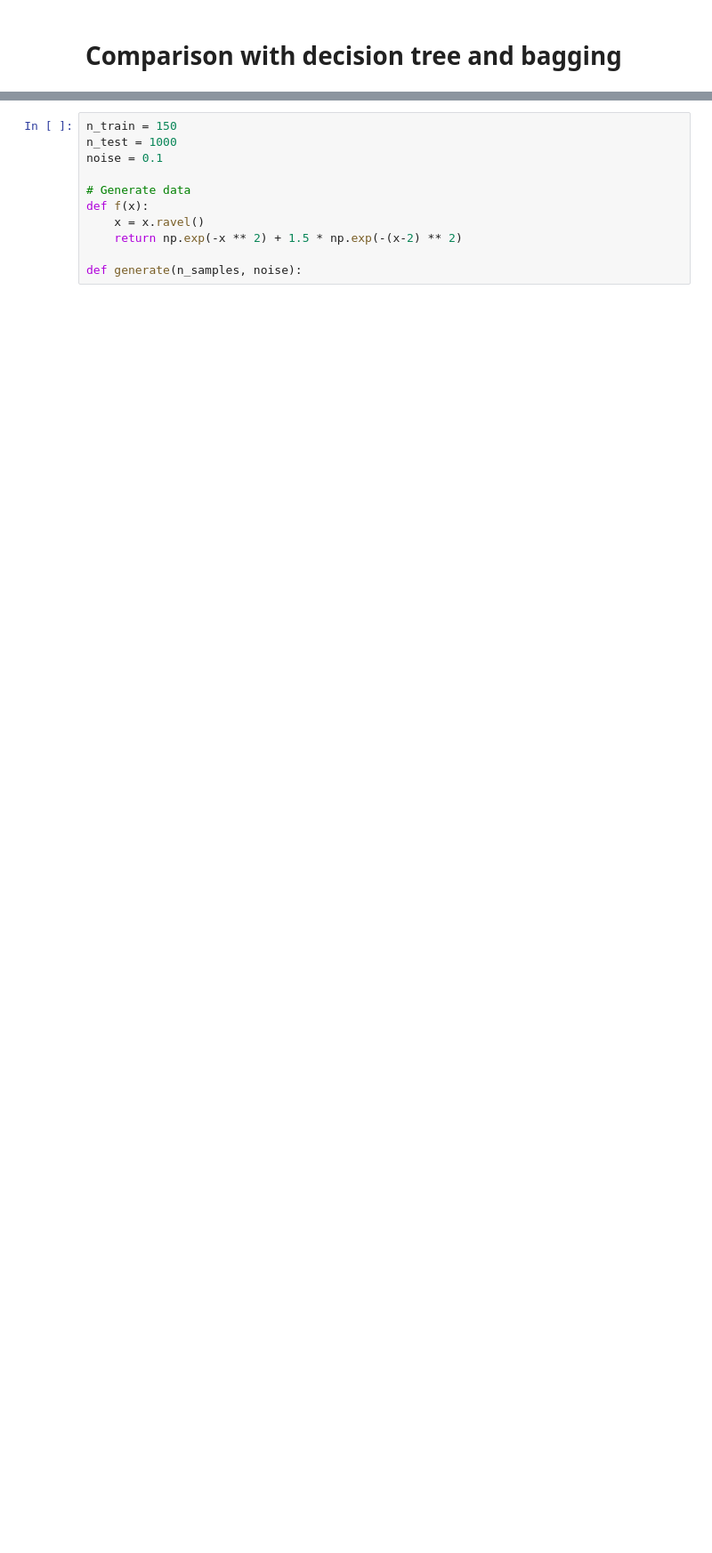
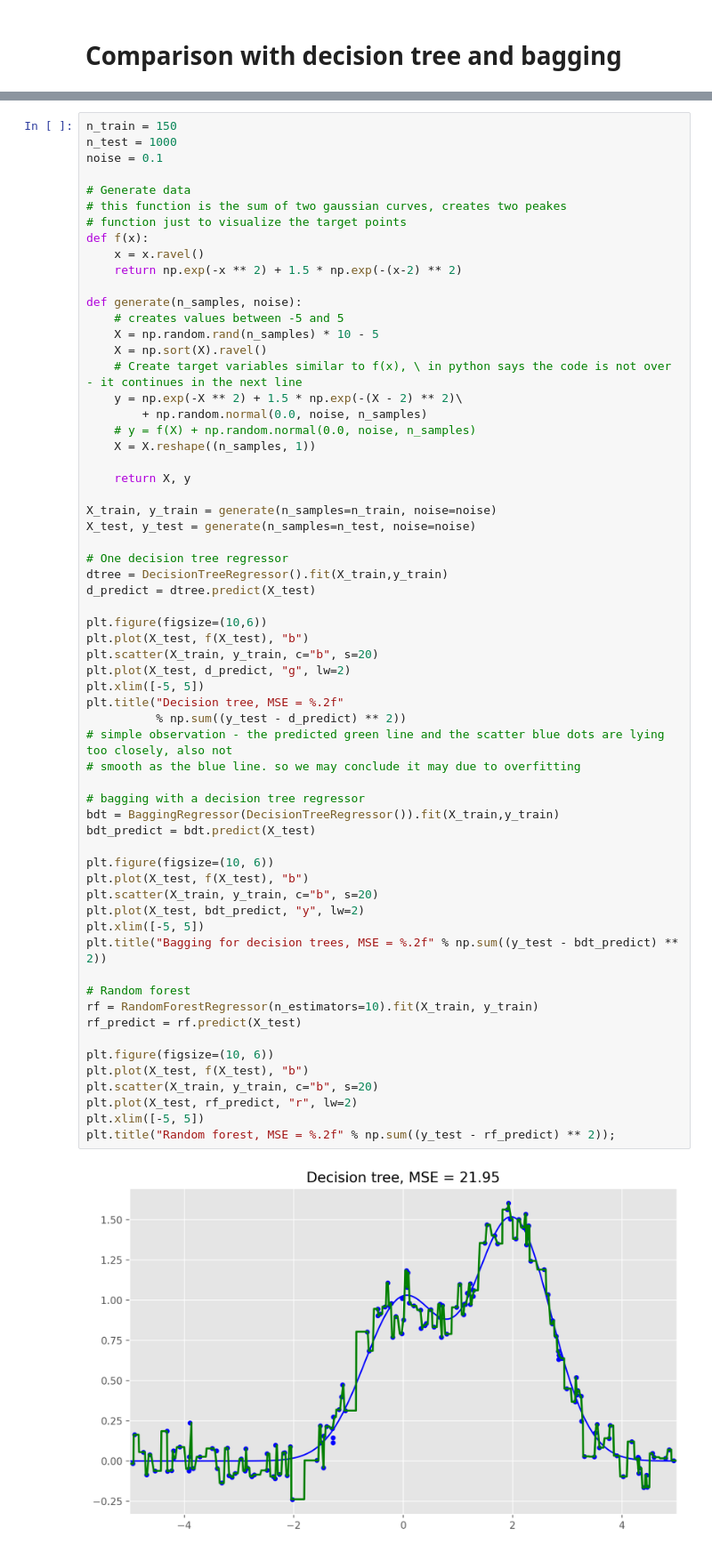
Before and after one commit to rahulrajesh131999/ai-ml-dl-journey, a Jupyter notebook: topic5/random forest/random_forest.ipynb, the cells around one changed output, grey strips where cells are left out. Shown at 89% size. Cells and saved outputs as stored; diff of their text form; blank space fills up the shorter version.

```diff
--- a/topic5/random forest/random_forest.ipynb
+++ b/topic5/random forest/random_forest.ipynb
@@ -20,11 +21,64 @@ from sklearn.tree import DecisionTreeClassifier, DecisionTreeRegressor
 # %%
 n_train = 150
 n_test = 1000
 noise = 0.1
 
 # Generate data
+# this function is the sum of two gaussian curves, creates two peakes
+# function just to visualize the target points
 def f(x):
     x = x.ravel()
     return np.exp(-x ** 2) + 1.5 * np.exp(-(x-2) ** 2)
 
 def generate(n_samples, noise):
+    # creates values between -5 and 5
+    X = np.random.rand(n_samples) * 10 - 5
+    X = np.sort(X).ravel()
+    # Create target variables similar to f(x), \ in python says the code is not over - it continues in the next line
+    y = np.exp(-X ** 2) + 1.5 * np.exp(-(X - 2) ** 2)\
+        + np.random.normal(0.0, noise, n_samples)
+    # y = f(X) + np.random.normal(0.0, noise, n_samples)
+    X = X.reshape((n_samples, 1))
+
+    return X, y
+
+X_train, y_train = generate(n_samples=n_train, noise=noise)
+X_test, y_test = generate(n_samples=n_test, noise=noise)
+
+# One decision tree regressor
+dtree = DecisionTreeRegressor().fit(X_train,y_train)
+d_predict = dtree.predict(X_test)
+
+plt.figure(figsize=(10,6))
+plt.plot(X_test, f(X_test), "b")
+plt.scatter(X_train, y_train, c="b", s=20)
+plt.plot(X_test, d_predict, "g", lw=2)
+plt.xlim([-5, 5])
+plt.title("Decision tree, MSE = %.2f"
+          % np.sum((y_test - d_predict) ** 2))
+# simple observation - the predicted green line and the scatter blue dots are lying too closely, also not
+# smooth as the blue line. so we may conclude it may due to overfitting
+
+# bagging with a decision tree regressor
+bdt = BaggingRegressor(DecisionTreeRegressor()).fit(X_train,y_train)
+bdt_predict = bdt.predict(X_test)
+
+plt.figure(figsize=(10, 6))
+plt.plot(X_test, f(X_test), "b")
+plt.scatter(X_train, y_train, c="b", s=20)
+plt.plot(X_test, bdt_predict, "y", lw=2)
+plt.xlim([-5, 5])
+plt.title("Bagging for decision trees, MSE = %.2f" % np.sum((y_test - bdt_predict) ** 2))
+
+# Random forest
+rf = RandomForestRegressor(n_estimators=10).fit(X_train, y_train)
+rf_predict = rf.predict(X_test)
+
+plt.figure(figsize=(10, 6))
+plt.plot(X_test, f(X_test), "b")
+plt.scatter(X_train, y_train, c="b", s=20)
+plt.plot(X_test, rf_predict, "r", lw=2)
+plt.xlim([-5, 5])
+plt.title("Random forest, MSE = %.2f" % np.sum((y_test - rf_predict) ** 2));
+# %% [output]
+[figure, added]
```
Also changed, not shown: parts of 14 cells of this notebook, 1 other file.
